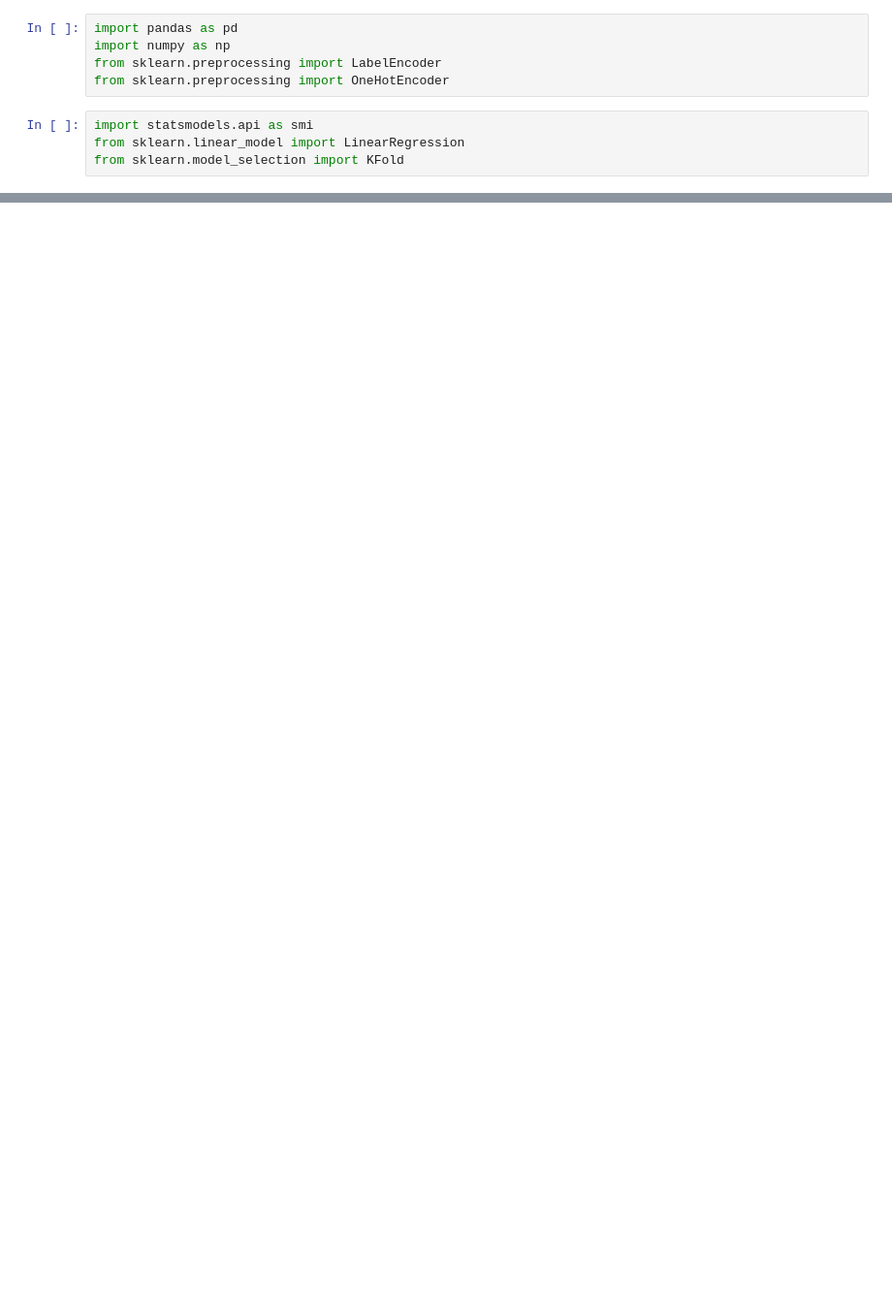
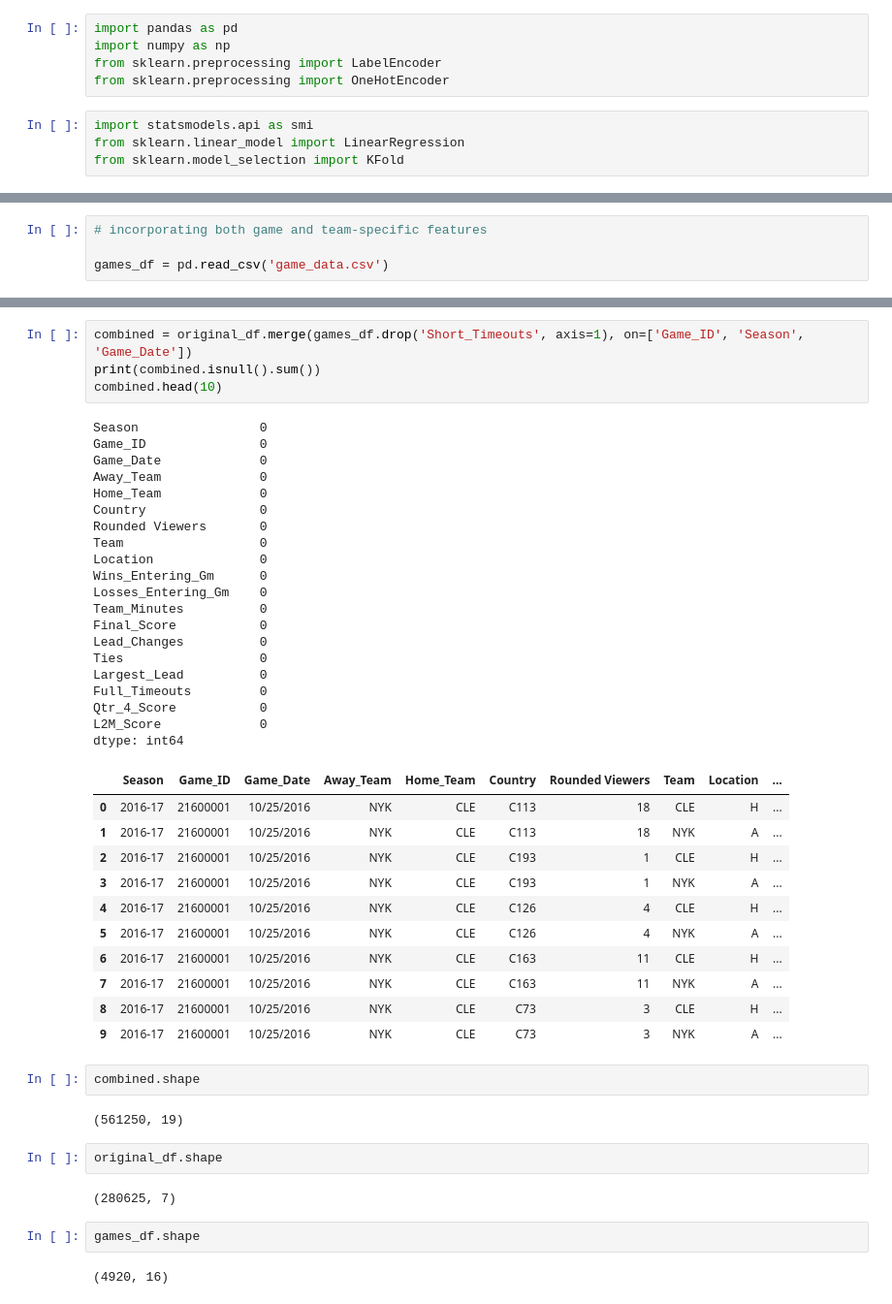
Before and after one commit to ahlusar1989/nba-viewership-predictions, a Jupyter notebook: team_and_game_factors_model.ipynb, the cells around one changed output, grey strips where cells are left out. Shown at 97% size. Drawn from its saved outputs; the diff is of its cells as text; blank space fills up the shorter version.

Commit message:
added game specific features for each team

```diff
--- a/team_and_game_factors_model.ipynb
+++ b/team_and_game_factors_model.ipynb
@@ -62,0 +170,4 @@ team_df = create_team_vector(full_df)
+# %%
+# incorporating both game and team-specific features
+
+games_df = pd.read_csv('game_data.csv')
@@ -62,0 +183,48 @@ team_df = create_team_vector(full_df)
+# %%
+combined = original_df.merge(games_df.drop('Short_Timeouts', axis=1), on=['Game_ID', 'Season', 'Game_Date'])
+print(combined.isnull().sum())
+combined.head(10)
+# %% [output]
+Season                0
+Game_ID               0
+Game_Date             0
+Away_Team             0
+Home_Team             0
+Country               0
+Rounded Viewers       0
+Team                  0
+Location              0
+Wins_Entering_Gm      0
+Losses_Entering_Gm    0
+Team_Minutes          0
+Final_Score           0
+Lead_Changes          0
+Ties                  0
+Largest_Lead          0
+Full_Timeouts         0
+Qtr_4_Score           0
+L2M_Score             0
+dtype: int64
+|  | Season | Game_ID | Game_Date | Away_Team | Home_Team | Country | Rounded Viewers | Team | Location | ... |
+| 0 | 2016-17 | 21600001 | 10/25/2016 | NYK | CLE | C113 | 18 | CLE | H | ... |
+| 1 | 2016-17 | 21600001 | 10/25/2016 | NYK | CLE | C113 | 18 | NYK | A | ... |
+| 2 | 2016-17 | 21600001 | 10/25/2016 | NYK | CLE | C193 | 1 | CLE | H | ... |
+| 3 | 2016-17 | 21600001 | 10/25/2016 | NYK | CLE | C193 | 1 | NYK | A | ... |
+| 4 | 2016-17 | 21600001 | 10/25/2016 | NYK | CLE | C126 | 4 | CLE | H | ... |
+| 5 | 2016-17 | 21600001 | 10/25/2016 | NYK | CLE | C126 | 4 | NYK | A | ... |
+| 6 | 2016-17 | 21600001 | 10/25/2016 | NYK | CLE | C163 | 11 | CLE | H | ... |
+| 7 | 2016-17 | 21600001 | 10/25/2016 | NYK | CLE | C163 | 11 | NYK | A | ... |
+| 8 | 2016-17 | 21600001 | 10/25/2016 | NYK | CLE | C73 | 3 | CLE | H | ... |
+| 9 | 2016-17 | 21600001 | 10/25/2016 | NYK | CLE | C73 | 3 | NYK | A | ... |
+# %%
+combined.shape
+# %% [output]
+(561250, 19)
+# %%
+original_df.shape
+# %% [output]
+(280625, 7)
+# %%
+games_df.shape
+# %% [output]
+(4920, 16)
```
Also changed, not shown: parts of 20 cells of this notebook.
